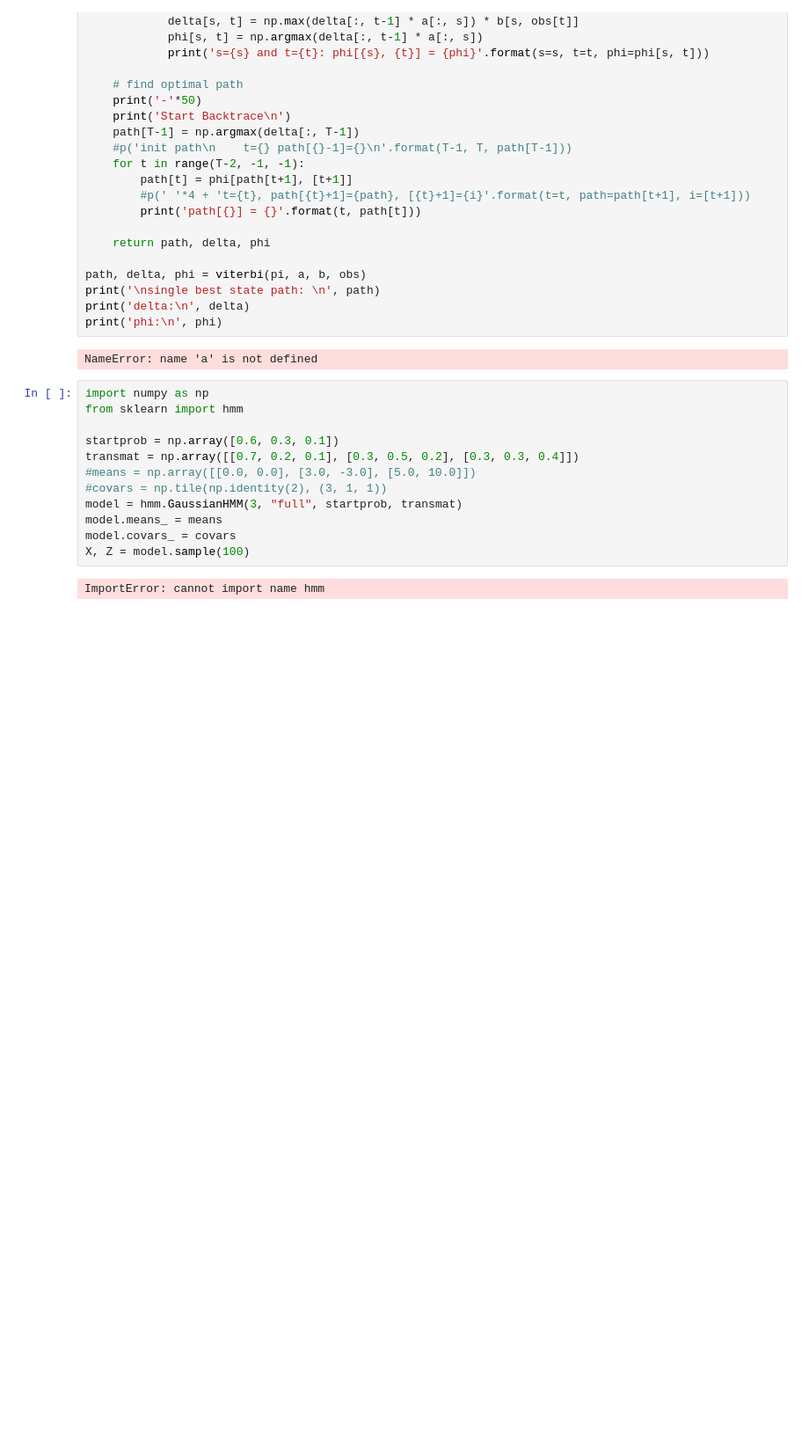
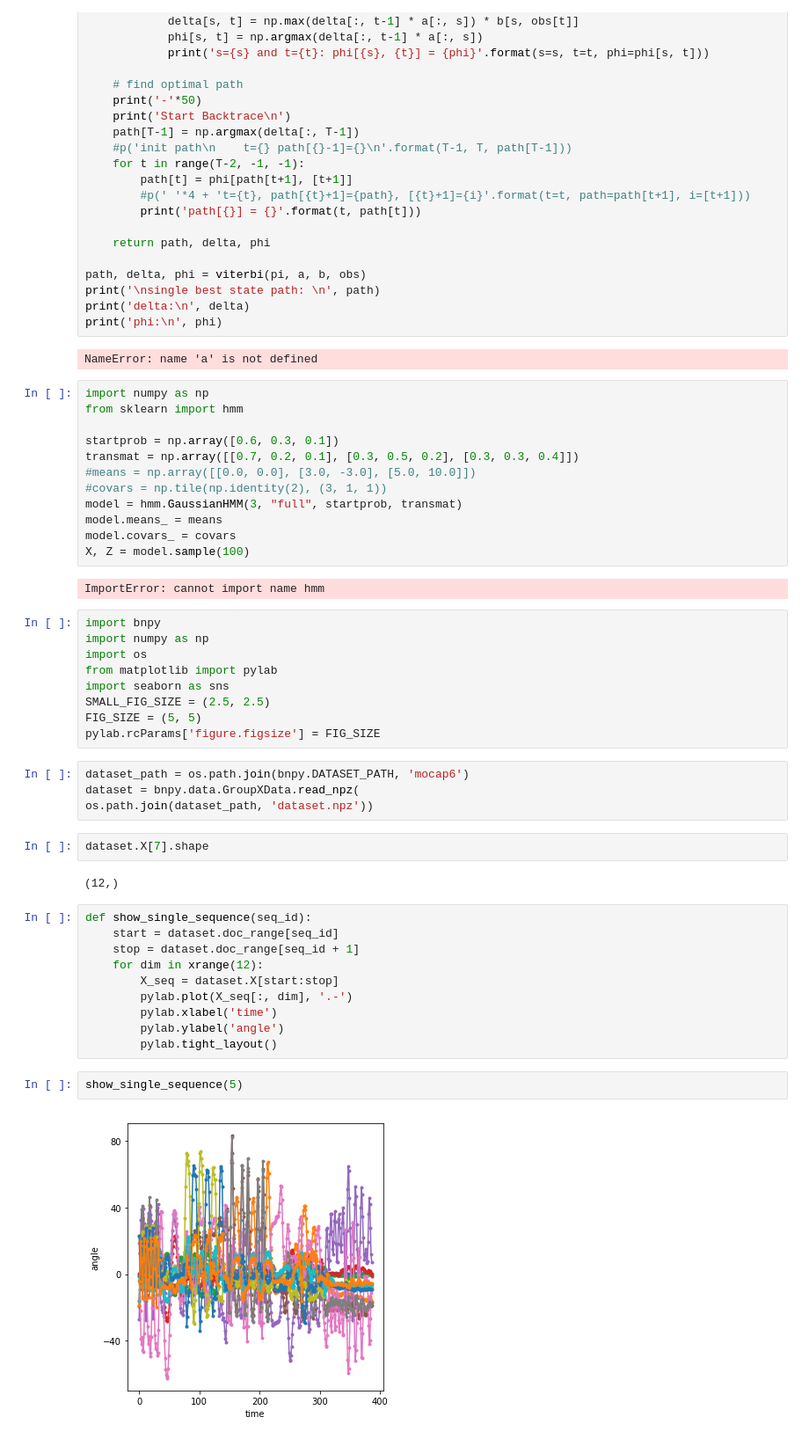
Before and after one commit to rakibalfahad/PR_Class, a Jupyter notebook: HiddenMarkovModels.ipynb, the cells around one changed output. Shown at 88% size. Saved outputs shown, nothing was run; the diff lists cells and outputs as text; blank space fills up the shorter version.

```diff
--- a/HiddenMarkovModels.ipynb
+++ b/HiddenMarkovModels.ipynb
@@ -401,3 +401,34 @@ model.covars_ = covars
 X, Z = model.sample(100)
 # %% [output]
 ImportError: cannot import name hmm
+# %%
+import bnpy
+import numpy as np
+import os
+from matplotlib import pylab
+import seaborn as sns
+SMALL_FIG_SIZE = (2.5, 2.5)
+FIG_SIZE = (5, 5)
+pylab.rcParams['figure.figsize'] = FIG_SIZE
+# %%
+dataset_path = os.path.join(bnpy.DATASET_PATH, 'mocap6')
+dataset = bnpy.data.GroupXData.read_npz(
+os.path.join(dataset_path, 'dataset.npz'))
+# %%
+dataset.X[7].shape
+# %% [output]
+(12,)
+# %%
+def show_single_sequence(seq_id):
+    start = dataset.doc_range[seq_id]
+    stop = dataset.doc_range[seq_id + 1]
+    for dim in xrange(12):
+        X_seq = dataset.X[start:stop]
+        pylab.plot(X_seq[:, dim], '.-')
+        pylab.xlabel('time')
+        pylab.ylabel('angle')
+        pylab.tight_layout()
+# %%
+show_single_sequence(5)
+# %% [output]
+[figure, added]
```
Also changed, not shown: parts of 1 cell of this notebook, 1 other file.
